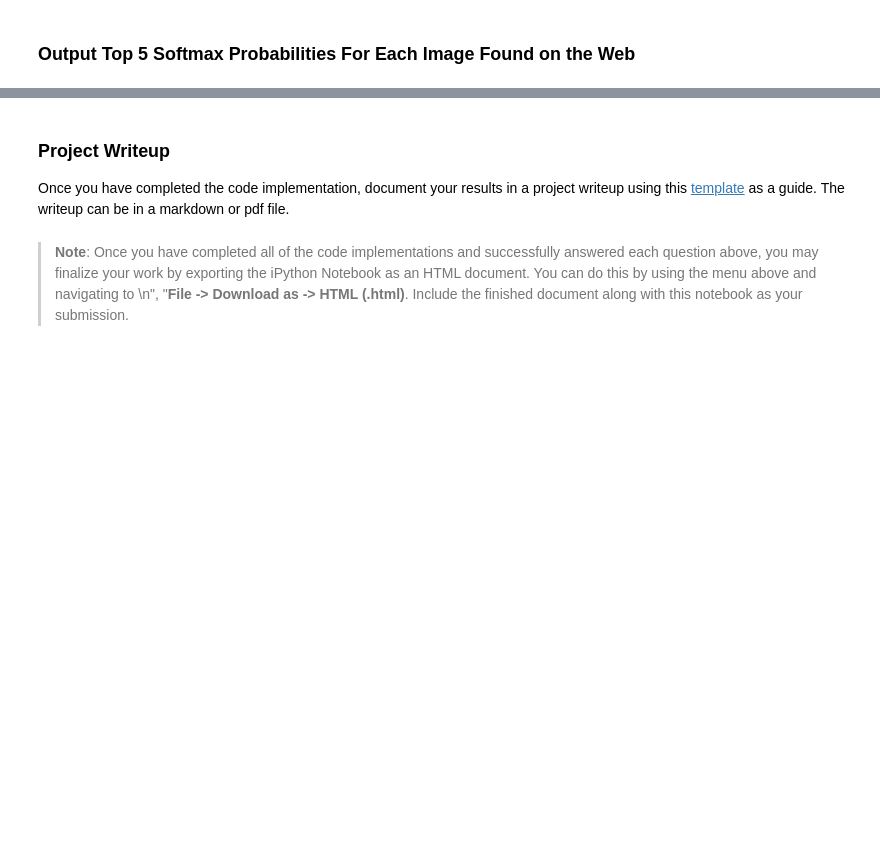
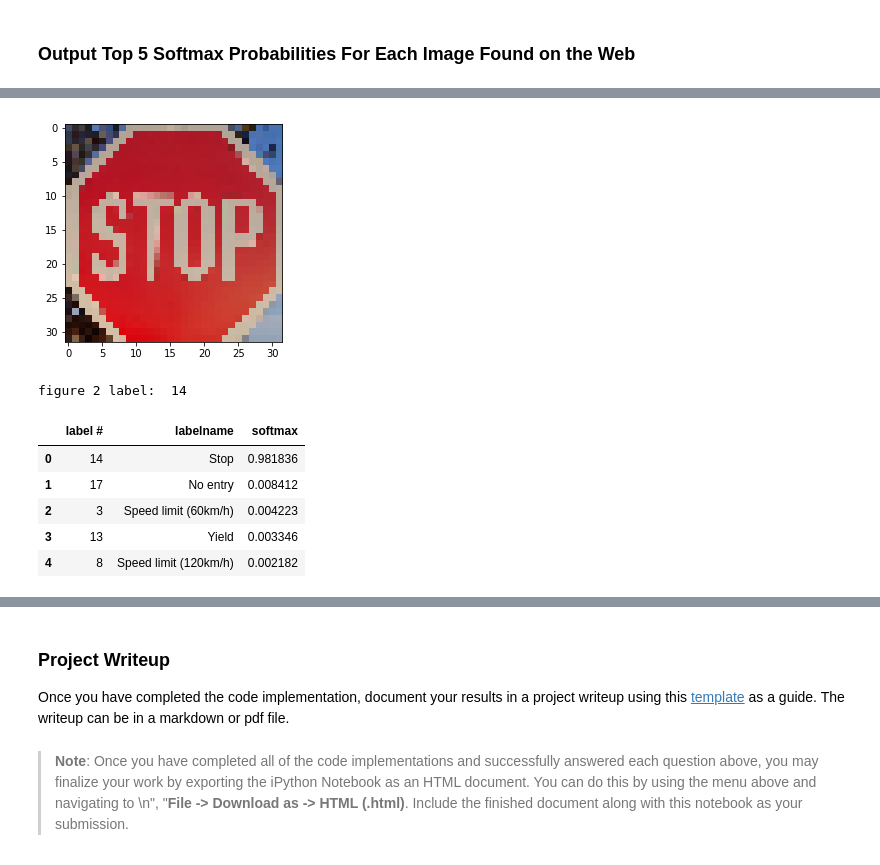
Before and after one commit to BoYuHuang1117/Practical-Autonomous, a Jupyter notebook: traffic sign/Traffic_Sign_Classifier.ipynb, the cells around one changed output, grey strips where cells are left out. Cells and saved outputs as stored; diff of their text form; code cells hidden in the pictures; blank space fills up the shorter version.

```diff
--- a/traffic sign/Traffic_Sign_Classifier.ipynb
+++ b/traffic sign/Traffic_Sign_Classifier.ipynb
@@ -643,0 +671,20 @@ Looking just at the first row we get `[ 0.34763842,  0.24879643,  0.12789202]`,
+# %%
+# Second image
+plt.imshow(web_imgs_original[1])
+plt.show()
+
+number = output_five[1][1]
+
+print("figure 2 label: ", test_web_labels[1])
+d = {'label #': number, 'labelname': [labelname[number[0]],labelname[number[1]],labelname[number[2]],labelname[number[3]],labelname[number[4]]],'softmax':output_softmax[1]}
+df = pd.DataFrame(data=d)
+df
+# %% [output]
+[figure, added]
+figure 2 label:  14
+|  | label # | labelname | softmax |
+| 0 | 14 | Stop | 0.981836 |
+| 1 | 17 | No entry | 0.008412 |
+| 2 | 3 | Speed limit (60km/h) | 0.004223 |
+| 3 | 13 | Yield | 0.003346 |
+| 4 | 8 | Speed limit (120km/h) | 0.002182 |
```
Also changed, not shown: parts of 48 cells of this notebook, 5 other files.
